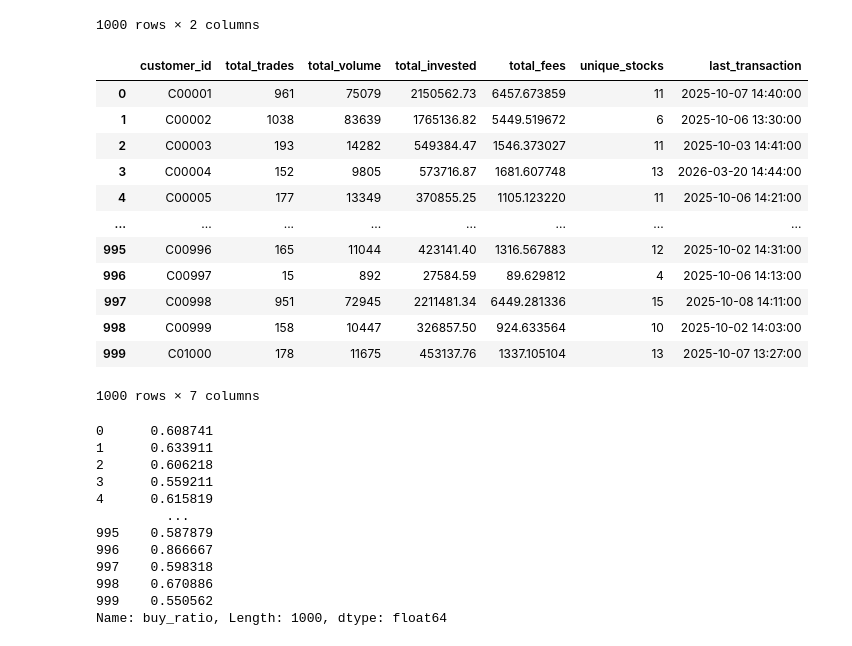
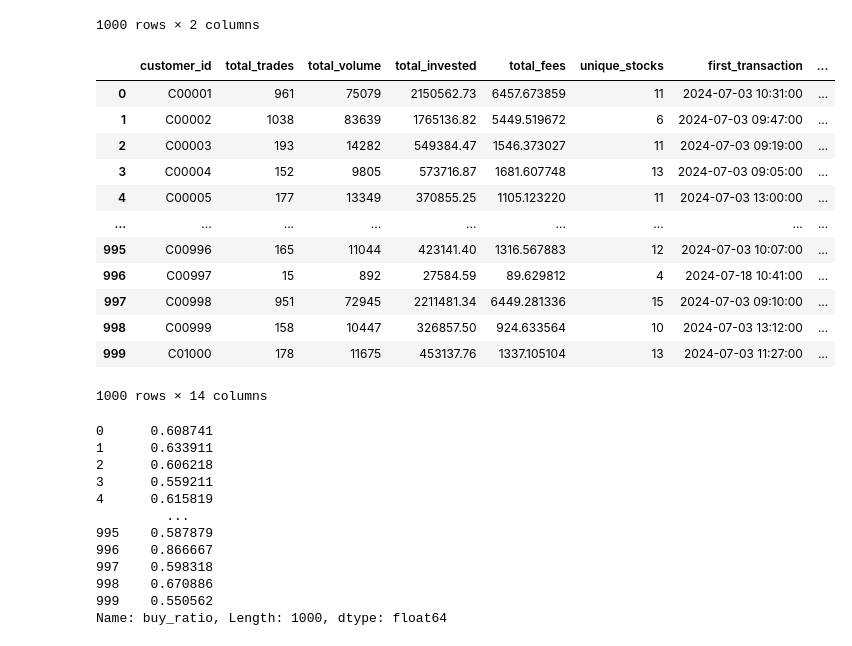
Before and after one commit to JJLEE-20194099/virtual-bank-agentic-consultant, a Jupyter notebook: notebooks/behaviour-clustering/StockBehaviourClustering.ipynb, the cells around one changed output. Cells and saved outputs as stored; diff of their text form; code cells hidden in the pictures.

```diff
--- a/notebooks/behaviour-clustering/StockBehaviourClustering.ipynb
+++ b/notebooks/behaviour-clustering/StockBehaviourClustering.ipynb
@@ -87,27 +87,56 @@ df['total_value'] = df['quantity'] * df['price']
 # %%
 customer_df = df.groupby('customer_id').agg(
     total_trades=('transaction_id', 'count'),
     total_volume=('quantity', 'sum'),
     total_invested=('total_value', 'sum'),
     total_fees=('fee', 'sum'),
     unique_stocks=('stock_code', 'nunique'),
+    first_transaction=('datetime', 'min'),
     last_transaction=('datetime', 'max')
 ).reset_index()
+
+customer_df["active_days"] = (
+    (customer_df["last_transaction"] - customer_df["first_transaction"])
+    .dt.days + 1
+)
+
+customer_df["trading_frequency"] = (
+    customer_df["total_trades"] / customer_df["active_days"]
+)
+
+customer_df["total_invested_frequency"] = (
+    customer_df["total_invested"] / customer_df["active_days"]
+)
+
+customer_df["total_volume_frequency"] = (
+    customer_df["total_volume"] / customer_df["active_days"]
+)
+
+
+customer_df["total_fees_frequency"] = (
+    customer_df["total_fees"] / customer_df["active_days"]
+)
+
+customer_df["unique_stocks_frequency"] = (
+    customer_df["unique_stocks"] / customer_df["active_days"]
+)
+
+
 customer_df
 # %% [output]
-|  | customer_id | total_trades | total_volume | total_invested | total_fees | unique_stocks | last_transaction |
-| 0 | C00001 | 961 | 75079 | 2150562.73 | 6457.673859 | 11 | 2025-10-07 14:40:00 |
-| 1 | C00002 | 1038 | 83639 | 1765136.82 | 5449.519672 | 6 | 2025-10-06 13:30:00 |
-| 2 | C00003 | 193 | 14282 | 549384.47 | 1546.373027 | 11 | 2025-10-03 14:41:00 |
-| 3 | C00004 | 152 | 9805 | 573716.87 | 1681.607748 | 13 | 2026-03-20 14:44:00 |
-| 4 | C00005 | 177 | 13349 | 370855.25 | 1105.123220 | 11 | 2025-10-06 14:21:00 |
-| ... | ... | ... | ... | ... | ... | ... | ... |
-| 995 | C00996 | 165 | 11044 | 423141.40 | 1316.567883 | 12 | 2025-10-02 14:31:00 |
-| 996 | C00997 | 15 | 892 | 27584.59 | 89.629812 | 4 | 2025-10-06 14:13:00 |
-| 997 | C00998 | 951 | 72945 | 2211481.34 | 6449.281336 | 15 | 2025-10-08 14:11:00 |
-| 998 | C00999 | 158 | 10447 | 326857.50 | 924.633564 | 10 | 2025-10-02 14:03:00 |
-| 999 | C01000 | 178 | 11675 | 453137.76 | 1337.105104 | 13 | 2025-10-07 13:27:00 |
+|  | customer_id | total_trades | total_volume | total_invested | total_fees | unique_stocks | first_transaction | ... |
+| 0 | C00001 | 961 | 75079 | 2150562.73 | 6457.673859 | 11 | 2024-07-03 10:31:00 | ... |
+| 1 | C00002 | 1038 | 83639 | 1765136.82 | 5449.519672 | 6 | 2024-07-03 09:47:00 | ... |
+| 2 | C00003 | 193 | 14282 | 549384.47 | 1546.373027 | 11 | 2024-07-03 09:19:00 | ... |
+| 3 | C00004 | 152 | 9805 | 573716.87 | 1681.607748 | 13 | 2024-07-03 09:05:00 | ... |
+| 4 | C00005 | 177 | 13349 | 370855.25 | 1105.123220 | 11 | 2024-07-03 13:00:00 | ... |
+| ... | ... | ... | ... | ... | ... | ... | ... | ... |
+| 995 | C00996 | 165 | 11044 | 423141.40 | 1316.567883 | 12 | 2024-07-03 10:07:00 | ... |
+| 996 | C00997 | 15 | 892 | 27584.59 | 89.629812 | 4 | 2024-07-18 10:41:00 | ... |
+| 997 | C00998 | 951 | 72945 | 2211481.34 | 6449.281336 | 15 | 2024-07-03 09:10:00 | ... |
+| 998 | C00999 | 158 | 10447 | 326857.50 | 924.633564 | 10 | 2024-07-03 13:12:00 | ... |
+| 999 | C01000 | 178 | 11675 | 453137.76 | 1337.105104 | 13 | 2024-07-03 11:27:00 | ... |
-1000 rows × 7 columns
+1000 rows × 14 columns
 # %%
 current_date = df['datetime'].max()
 customer_df['recency'] = (current_date - customer_df['last_transaction']).dt.days
```
Also changed, not shown: parts of 20 cells of this notebook, 9 other files.
